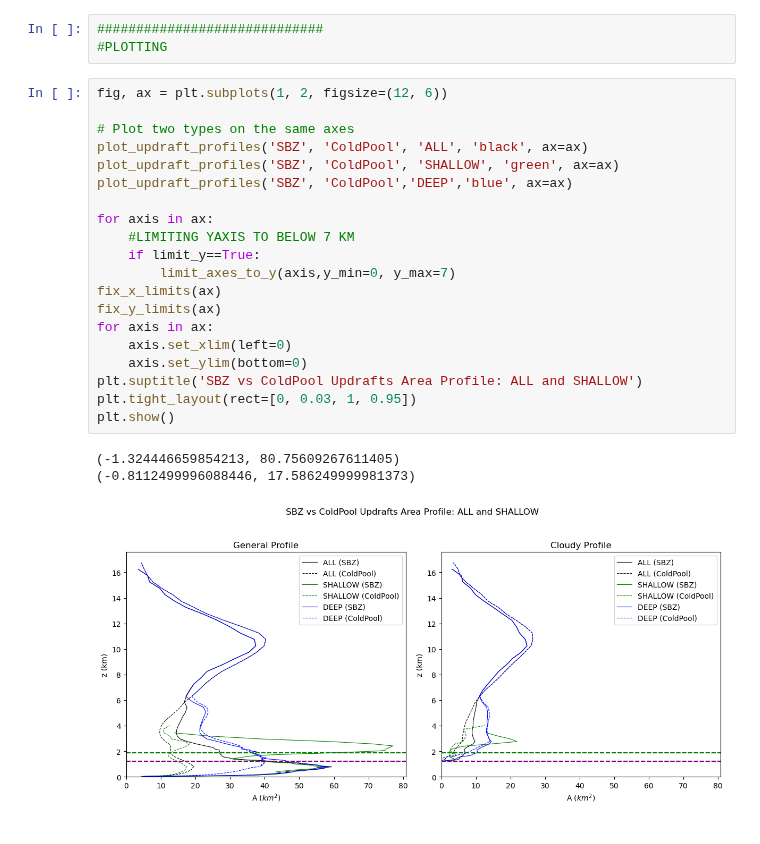
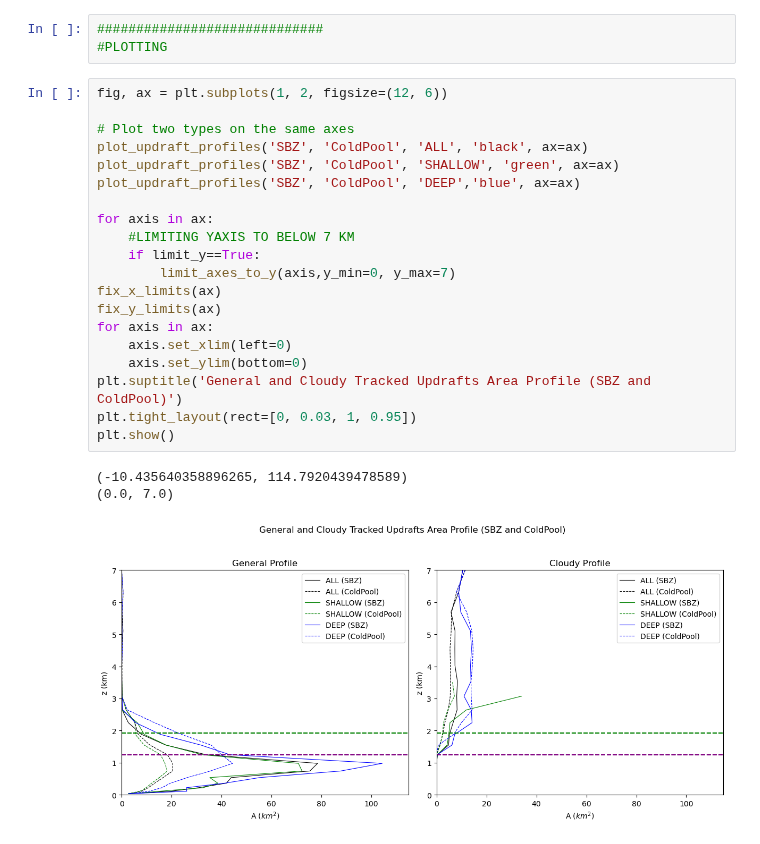
Before and after one commit to torrilab/DCI-Project, a Jupyter notebook: Code/Project_Algorithms/Tracked_Profiles/Tracked_Updraft_Area_Plotting_VERSION2.ipynb, the cells around one changed output. Drawn from its saved outputs; the diff is of its cells as text.

```diff
--- a/Code/Project_Algorithms/Tracked_Profiles/Tracked_Updraft_Area_Plotting_VERSION2.ipynb
+++ b/Code/Project_Algorithms/Tracked_Profiles/Tracked_Updraft_Area_Plotting_VERSION2.ipynb
@@ -452,26 +446,26 @@ plt.tight_layout()
 # %%
 fig, ax = plt.subplots(1, 2, figsize=(12, 6))
 
 # Plot two types on the same axes
 plot_updraft_profiles('SBZ', 'ColdPool', 'ALL', 'black', ax=ax)
 plot_updraft_profiles('SBZ', 'ColdPool', 'SHALLOW', 'green', ax=ax)
-plot_updraft_profiles('SBZ', 'ColdPool','DEEP','blue', ax=ax)
+plot_updraft_profiles('SBZ', 'ColdPool', 'DEEP','blue', ax=ax)
 
 for axis in ax:
     #LIMITING YAXIS TO BELOW 7 KM
     if limit_y==True:
         limit_axes_to_y(axis,y_min=0, y_max=7)
 fix_x_limits(ax)
 fix_y_limits(ax)
 for axis in ax:
     axis.set_xlim(left=0)
     axis.set_ylim(bottom=0)
-plt.suptitle('SBZ vs ColdPool Updrafts Area Profile: ALL and SHALLOW')
+plt.suptitle('General and Cloudy Tracked Updrafts Area Profile (SBZ and ColdPool)')
 plt.tight_layout(rect=[0, 0.03, 1, 0.95])
 plt.show()
 # %% [output]
-(-1.324446659854213, 80.75609267611405)
-(-0.8112499996088446, 17.586249999981373)
+(-10.435640358896265, 114.7920439478589)
+(0.0, 7.0)
-[figure, old version]
+[figure, new version]
 # %%
 #DIFFERENCE PLOT
```
Also changed, not shown: parts of 12 cells of this notebook, 24 other files.
